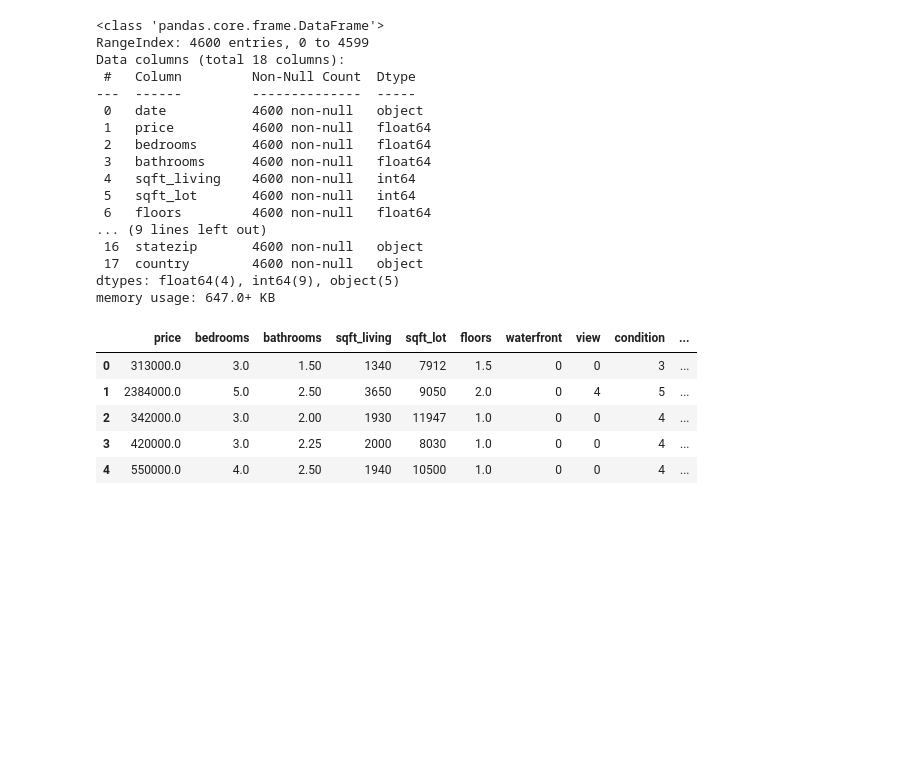
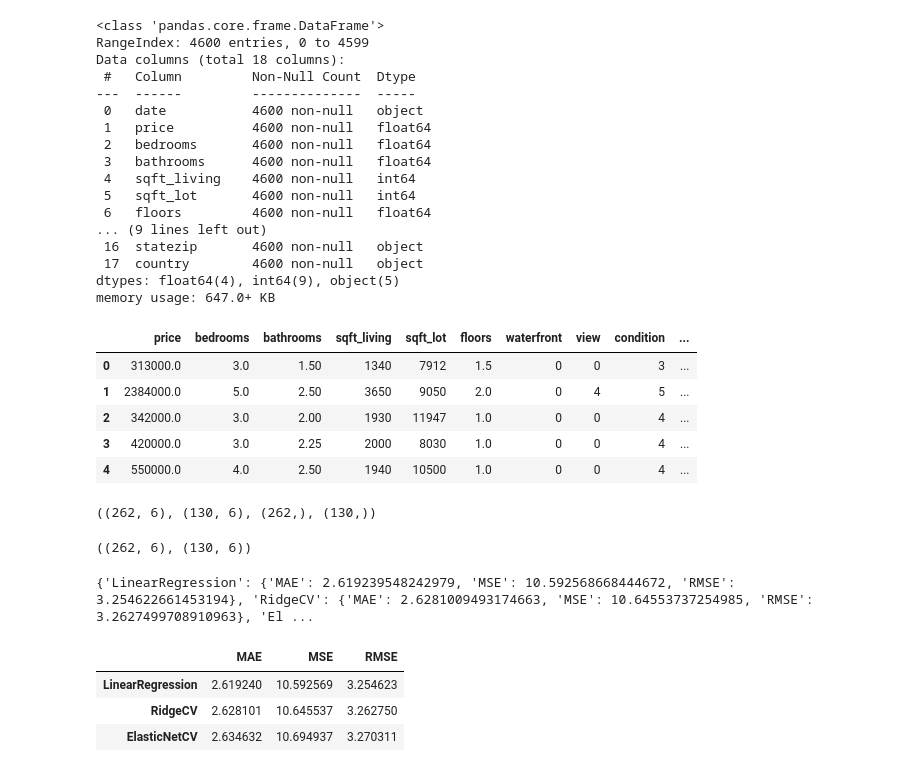
Before and after one commit to LAjoyan/machine_learning_lilit_ajoyan_mlops25, a Jupyter notebook: exercises/exercise_1/mpg_linear_regression.ipynb, the cells around one changed output. Drawn from its saved outputs; the diff is of its cells as text; code cells hidden in the pictures; blank space fills up the shorter version.

Commit message:
feat: evaluate LinearRegression, RidgeCV, and ElasticNetCV
- add train/test split
- scale features with StandardScaler
- compare MAE, MSE, and RMSE
- store results in a dataframe

```diff
--- a/exercises/exercise_1/mpg_linear_regression.ipynb
+++ b/exercises/exercise_1/mpg_linear_regression.ipynb
@@ -204,3 +204,55 @@ house.head()
 | 2 | 342000.0 | 3.0 | 2.00 | 1930 | 11947 | 1.0 | 0 | 0 | 4 | ... |
 | 3 | 420000.0 | 3.0 | 2.25 | 2000 | 8030 | 1.0 | 0 | 0 | 4 | ... |
 | 4 | 550000.0 | 4.0 | 2.50 | 1940 | 10500 | 1.0 | 0 | 0 | 4 | ... |
+# %%
+from sklearn.model_selection import train_test_split
+
+X_train, X_test, y_train, y_test = train_test_split(
+    X, y, test_size=0.33, random_state=42
+)
+
+X_train.shape, X_test.shape, y_train.shape, y_test.shape
+# %% [output]
+((262, 6), (130, 6), (262,), (130,))
+# %%
+from sklearn.preprocessing import StandardScaler
+
+scaler = StandardScaler()
+scaler.fit(X_train)
+scaled_X_train = scaler.transform(X_train)
+scaled_X_test = scaler.transform(X_test)
+
+scaled_X_train.shape , scaled_X_test.shape
+# %% [output]
+((262, 6), (130, 6))
+# %%
+from sklearn.linear_model import LinearRegression, RidgeCV, ElasticNetCV
+from sklearn.metrics import mean_absolute_error, mean_squared_error, root_mean_squared_error
+
+models_to_test = [LinearRegression(), RidgeCV(), ElasticNetCV()]
+
+results = {}
+
+for model in models_to_test:
+    model_name = type(model).__name__
+    model.fit(scaled_X_train, y_train)
+    y_preds = model.predict(scaled_X_test)
+
+
+    mae = mean_absolute_error(y_test, y_preds)
+    mse = mean_squared_error(y_test, y_preds)
+    rmse = root_mean_squared_error(y_test, y_preds)
+
+    results[model_name] = {"MAE": mae, "MSE": mse,"RMSE": rmse}
+
+print(results)
+# %% [output]
+{'LinearRegression': {'MAE': 2.619239548242979, 'MSE': 10.592568668444672, 'RMSE': 3.254622661453194}, 'RidgeCV': {'MAE': 2.6281009493174663, 'MSE': 10.64553737254985, 'RMSE': 3.2627499708910963}, 'El ...
+# %%
+result_df = pd.DataFrame(results).T
+result_df
+# %% [output]
+|  | MAE | MSE | RMSE |
+| LinearRegression | 2.619240 | 10.592569 | 3.254623 |
+| RidgeCV | 2.628101 | 10.645537 | 3.262750 |
+| ElasticNetCV | 2.634632 | 10.694937 | 3.270311 |
```
Also changed, not shown: parts of 1 cell of this notebook.
